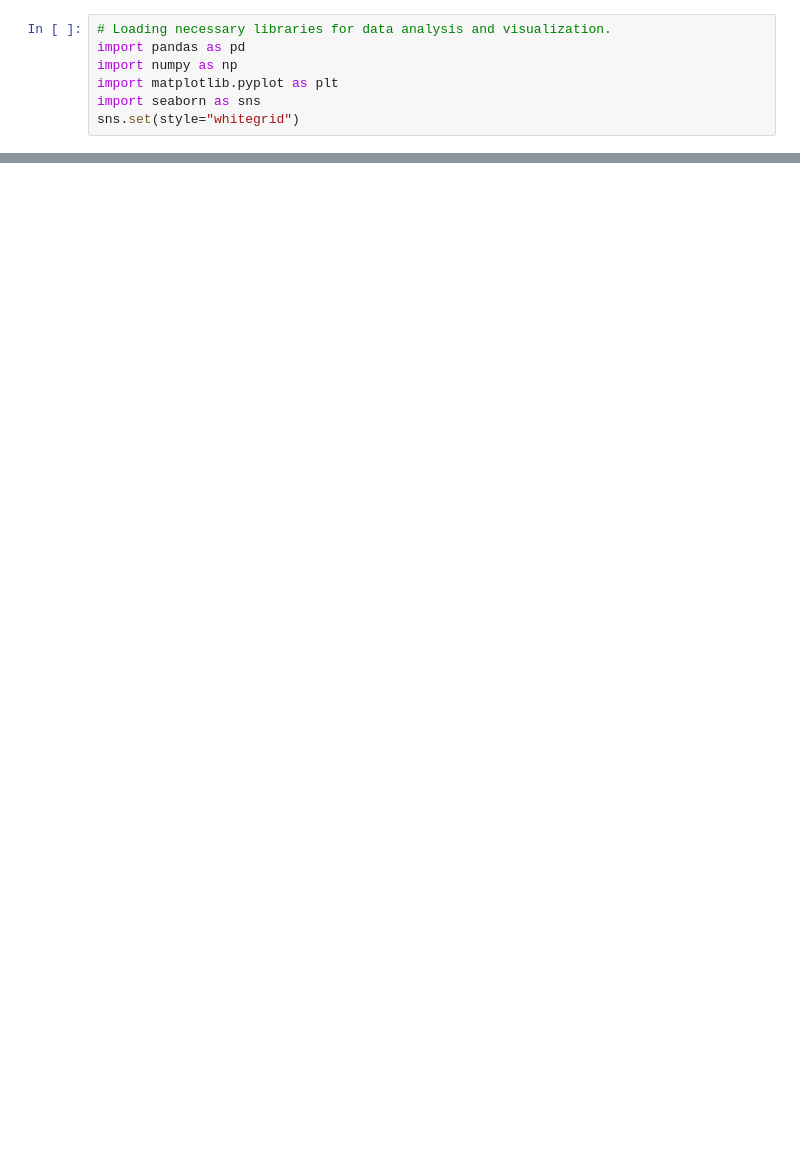
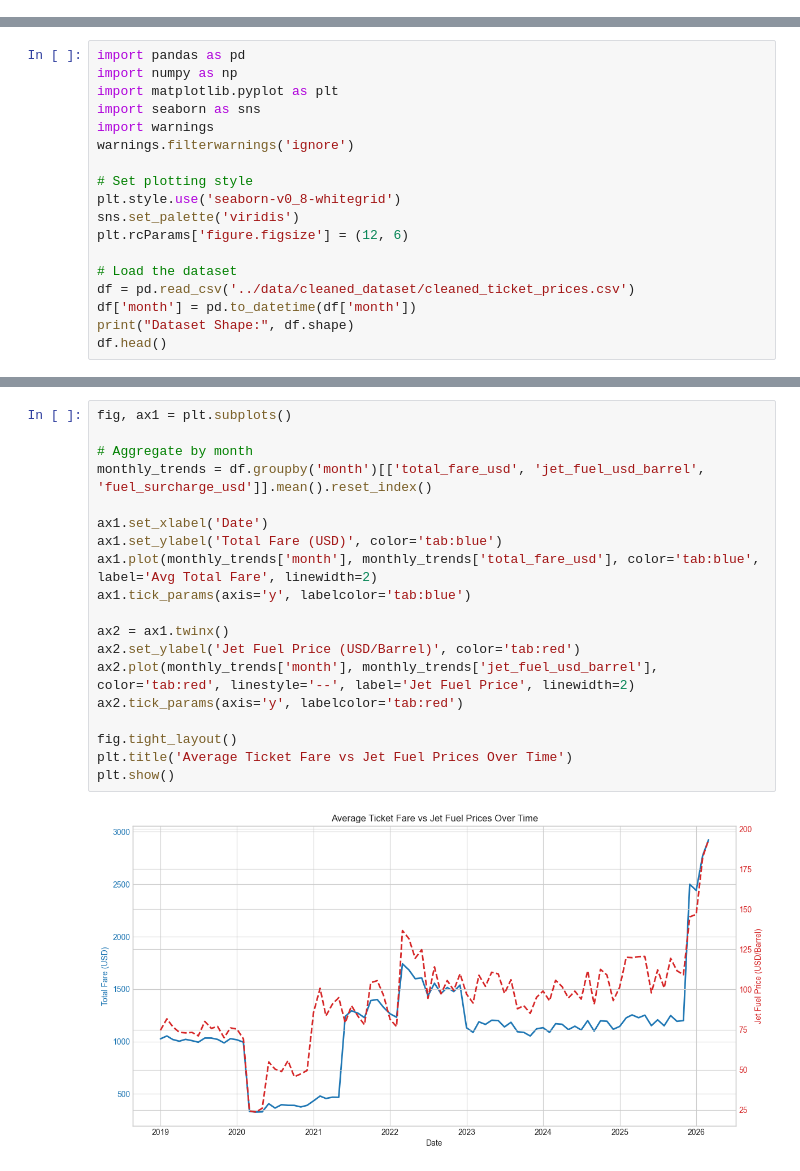
Before and after one commit to Algoastronaut/C_G18_AirlineTicketPricesVsFuelCostsAnalysis, a Jupyter notebook: notebooks/03_eda.ipynb, the cells around one changed output, grey strips where cells are left out. Drawn from its saved outputs; the diff is of its cells as text; blank space fills up the shorter version.

Commit message:
Implement Exploratory Data Analysis (EDA) notebook

```diff
--- a/notebooks/03_eda.ipynb
+++ b/notebooks/03_eda.ipynb
@@ -1,7 +0,0 @@
-# %%
-# Loading necessary libraries for data analysis and visualization.
-import pandas as pd
-import numpy as np
-import matplotlib.pyplot as plt
-import seaborn as sns
-sns.set(style="whitegrid")
@@ -53,0 +5,18 @@ memory usage: 2.7+ MB
+# %%
+import pandas as pd
+import numpy as np
+import matplotlib.pyplot as plt
+import seaborn as sns
+import warnings
+warnings.filterwarnings('ignore')
+
+# Set plotting style
+plt.style.use('seaborn-v0_8-whitegrid')
+sns.set_palette('viridis')
+plt.rcParams['figure.figsize'] = (12, 6)
+
+# Load the dataset
+df = pd.read_csv('../data/cleaned_dataset/cleaned_ticket_prices.csv')
+df['month'] = pd.to_datetime(df['month'])
+print("Dataset Shape:", df.shape)
+df.head()
@@ -53,0 +35,21 @@ memory usage: 2.7+ MB
+# %%
+fig, ax1 = plt.subplots()
+
+# Aggregate by month
+monthly_trends = df.groupby('month')[['total_fare_usd', 'jet_fuel_usd_barrel', 'fuel_surcharge_usd']].mean().reset_index()
+
+ax1.set_xlabel('Date')
+ax1.set_ylabel('Total Fare (USD)', color='tab:blue')
+ax1.plot(monthly_trends['month'], monthly_trends['total_fare_usd'], color='tab:blue', label='Avg Total Fare', linewidth=2)
+ax1.tick_params(axis='y', labelcolor='tab:blue')
+
+ax2 = ax1.twinx()
+ax2.set_ylabel('Jet Fuel Price (USD/Barrel)', color='tab:red')
+ax2.plot(monthly_trends['month'], monthly_trends['jet_fuel_usd_barrel'], color='tab:red', linestyle='--', label='Jet Fuel Price', linewidth=2)
+ax2.tick_params(axis='y', labelcolor='tab:red')
+
+fig.tight_layout()
+plt.title('Average Ticket Fare vs Jet Fuel Prices Over Time')
+plt.show()
+# %% [output]
+[figure, added]
```
Also changed, not shown: parts of 13 cells of this notebook.
